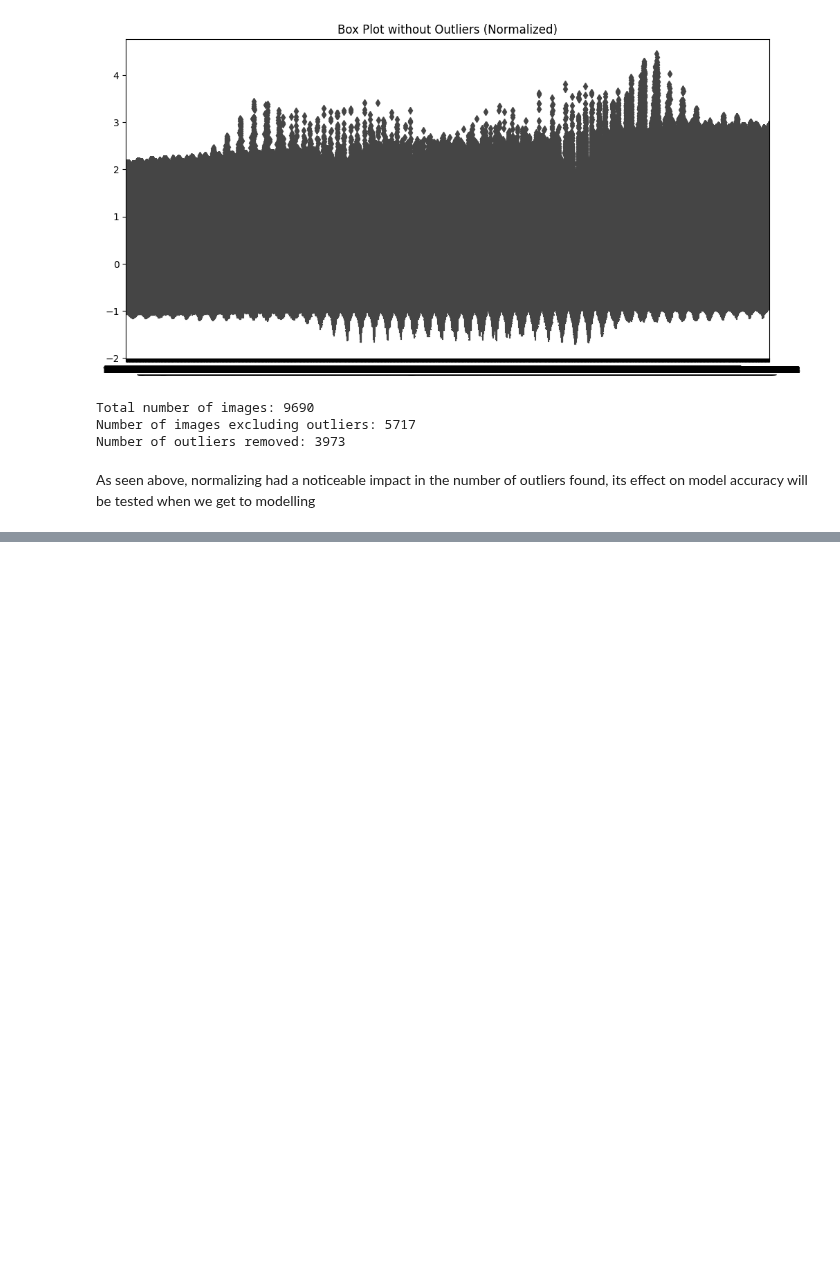
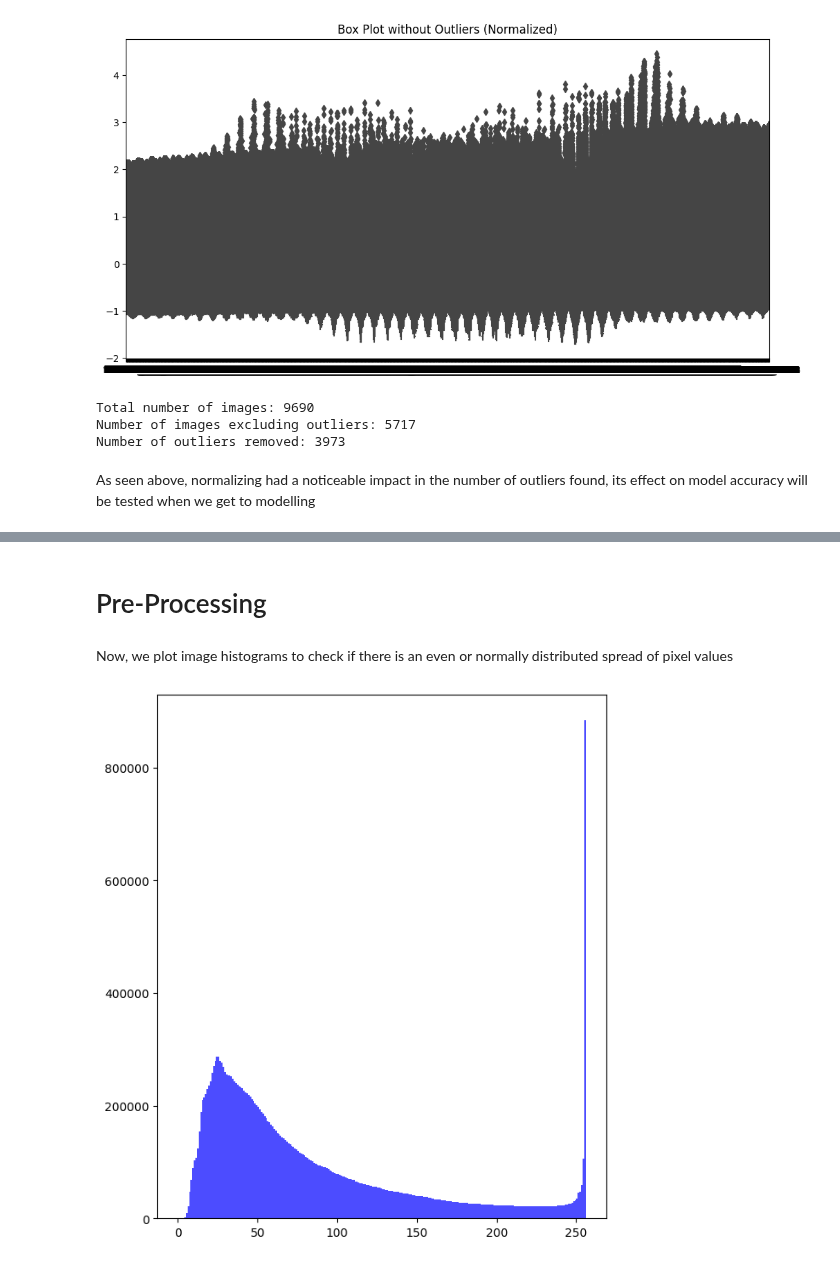
Before and after one commit to Suhail270/DMML, a Jupyter notebook: Coursework/Part 1/part1.ipynb, the cells around one changed output, grey strips where cells are left out. Drawn from its saved outputs; the diff is of its cells as text; code cells hidden in the pictures; blank space fills up the shorter version.

```diff
--- a/Coursework/Part 1/part1.ipynb
+++ b/Coursework/Part 1/part1.ipynb
@@ -219,3 +222,23 @@ y_train_filtered_outlier_norm=pd.read_csv('y_train_filtered_outlier_norm.csv')
 # drop previous indices
 y_train_filtered_outlier.drop('Unnamed: 0',axis=1, inplace=True)
 y_train_filtered_outlier_norm.drop('Unnamed: 0',axis=1, inplace=True)
+# %% [markdown]
+# Pre-Processing
+# %% [markdown]
+Now, we plot image histograms to check if there is an even or normally distributed spread of pixel values
+# %%
+import numpy as np
+
+data = x_train.iloc[1:9690]
+
+x_train.iloc[:1]
+
+image_data = np.array(data, dtype=np.uint8)
+
+plt.figure(figsize=(15, 8))
+plt.subplot(121)
+plt.hist(image_data.ravel(), bins=256, range=(0, 256), color='b', alpha=0.7)
+
+plt.show()
+# %% [output]
+[figure, added]
```
Also changed, not shown: parts of 63 cells of this notebook.
